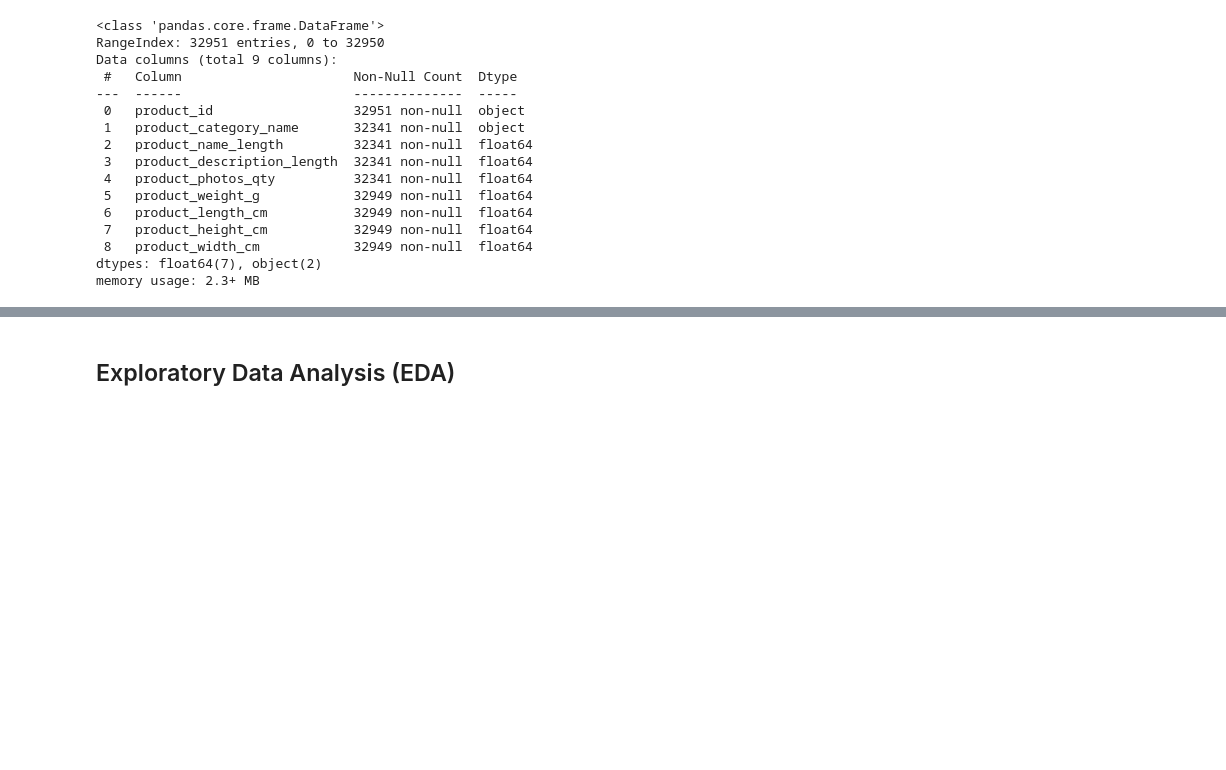
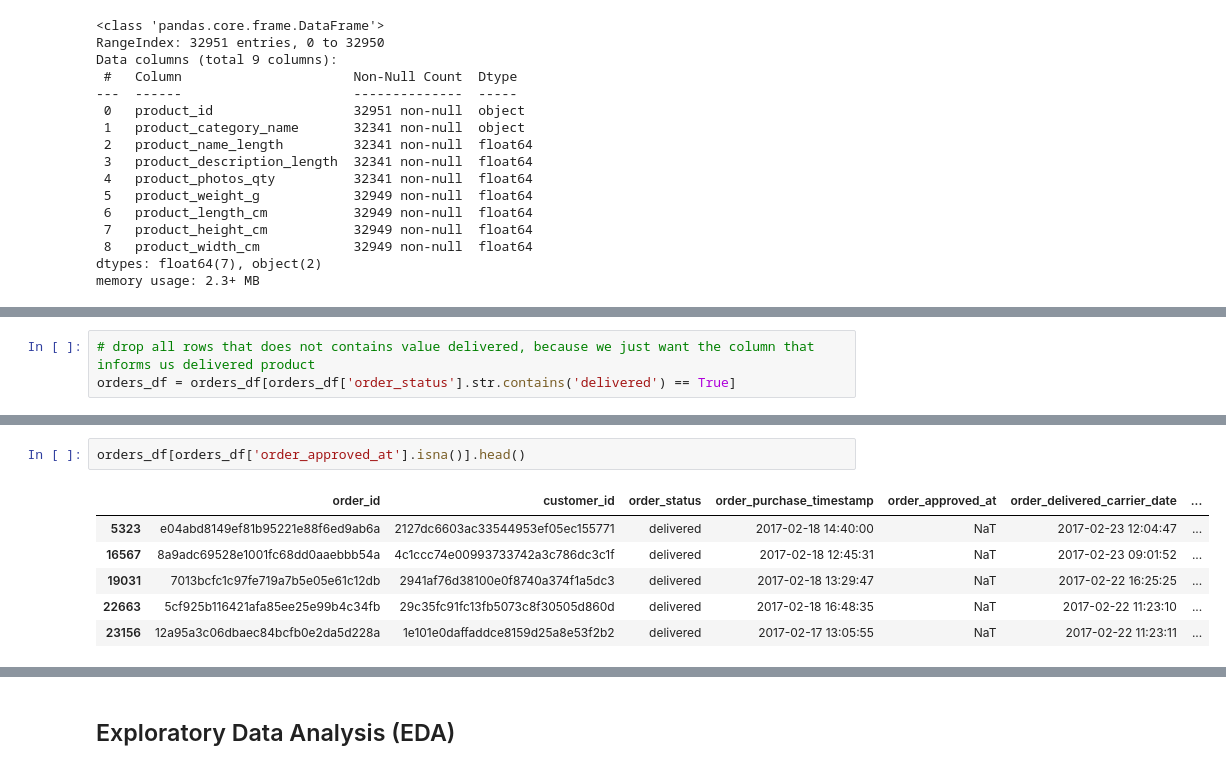
Before and after one commit to sayid-alt/olist-store-analysis-project, a Jupyter notebook: Brazilian_E_Commerce_Public_Dataset_by_Olist.ipynb, the cells around one changed output, grey strips where cells are left out. Saved outputs shown, nothing was run; the diff lists cells and outputs as text; blank space fills up the shorter version.

```diff
--- a/Brazilian_E_Commerce_Public_Dataset_by_Olist.ipynb
+++ b/Brazilian_E_Commerce_Public_Dataset_by_Olist.ipynb
@@ -366,0 +467,3 @@ products_df[products_df['product_description_length'].isna()]
+# %%
+# drop all rows that does not contains value delivered, because we just want the column that informs us delivered product
+orders_df = orders_df[orders_df['order_status'].str.contains('delivered') == True]
@@ -366,0 +487,9 @@ products_df[products_df['product_description_length'].isna()]
+# %%
+orders_df[orders_df['order_approved_at'].isna()].head()
+# %% [output]
+|  | order_id | customer_id | order_status | order_purchase_timestamp | order_approved_at | order_delivered_carrier_date | ... |
+| 5323 | e04abd8149ef81b95221e88f6ed9ab6a | 2127dc6603ac33544953ef05ec155771 | delivered | 2017-02-18 14:40:00 | NaT | 2017-02-23 12:04:47 | ... |
+| 16567 | 8a9adc69528e1001fc68dd0aaebbb54a | 4c1ccc74e00993733742a3c786dc3c1f | delivered | 2017-02-18 12:45:31 | NaT | 2017-02-23 09:01:52 | ... |
+| 19031 | 7013bcfc1c97fe719a7b5e05e61c12db | 2941af76d38100e0f8740a374f1a5dc3 | delivered | 2017-02-18 13:29:47 | NaT | 2017-02-22 16:25:25 | ... |
+| 22663 | 5cf925b116421afa85ee25e99b4c34fb | 29c35fc91fc13fb5073c8f30505d860d | delivered | 2017-02-18 16:48:35 | NaT | 2017-02-22 11:23:10 | ... |
+| 23156 | 12a95a3c06dbaec84bcfb0e2da5d228a | 1e101e0daffaddce8159d25a8e53f2b2 | delivered | 2017-02-17 13:05:55 | NaT | 2017-02-22 11:23:11 | ... |
```
Also changed, not shown: parts of 29 cells of this notebook.
